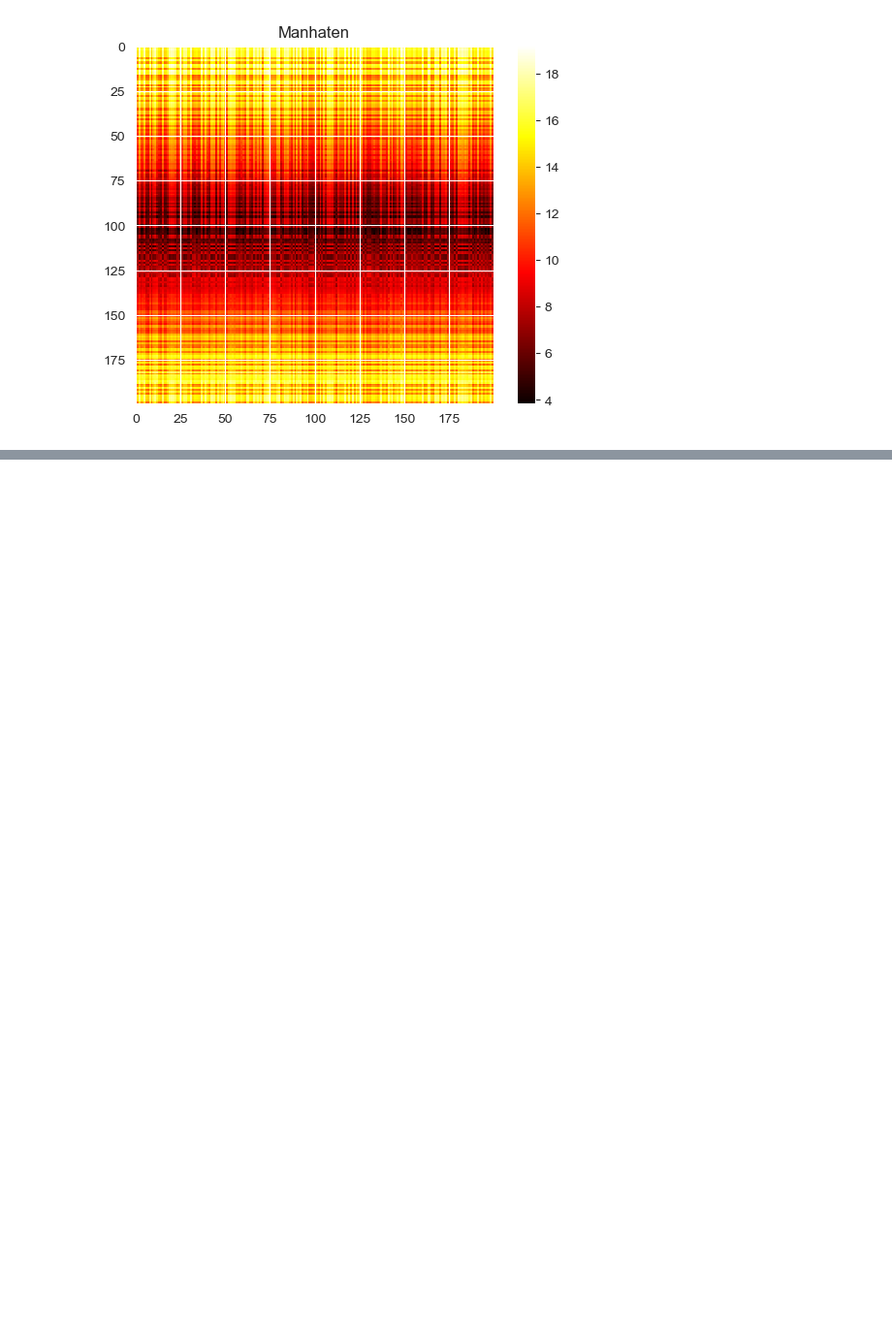
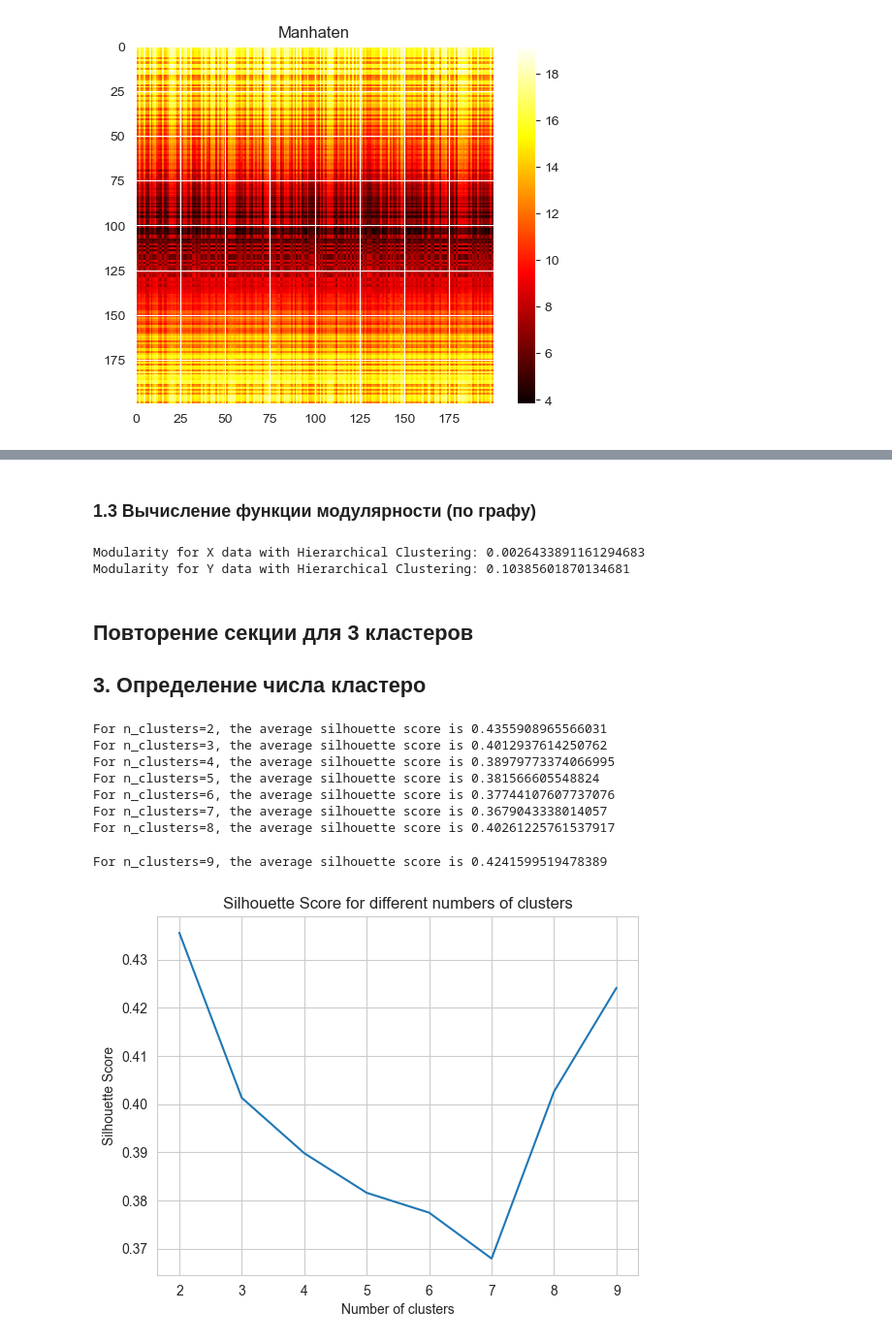
Before and after one commit to MalyginAE/clustering, a Jupyter notebook: laba2.ipynb, the cells around one changed output, grey strips where cells are left out. Shown: that part at 97% size. Cells and saved outputs as stored; diff of their text form; code cells hidden in the pictures; blank space fills up the shorter version.

```diff
--- a/laba2.ipynb
+++ b/laba2.ipynb
@@ -570,0 +346,51 @@ for i, feature in enumerate(Z.columns):
+# %% [markdown]
+### 1.3 Вычисление функции модулярности (по графу)
+# %%
+from networkx.algorithms.community import modularity
+from networkx.algorithms.community import asyn_lpa_communities
+
+# Получение коммьюнити графа для X данных по одному из методов кластеризации
+x_communities = [set(np.where(x_clusters_hierarchical == c)[0]) for c in np.unique(x_clusters_hierarchical)]
+modularity_x = modularity(x_graph, x_communities)
+print("Modularity for X data with Hierarchical Clustering:", modularity_x)
+
+# Аналогично для Y данных
+y_communities = [set(np.where(y_clusters_hierarchical == c)[0]) for c in np.unique(y_clusters_hierarchical)]
+modularity_y = modularity(y_graph, y_communities)
+print("Modularity for Y data with Hierarchical Clustering:", modularity_y)
+# %% [output]
+Modularity for X data with Hierarchical Clustering: 0.0026433891161294683
+Modularity for Y data with Hierarchical Clustering: 0.10385601870134681
+# %% [markdown]
+## Повторение секции для 3 кластеров
+
+## 3. Определение числа кластеро
+# %%
+from sklearn.metrics import silhouette_score
+
+# Пример метода силуэта
+silhouette_scores = []
+range_n_clusters = list(range(2, 10))  # Пример для числа кластеров от 2 до 9
+
+for n_clusters in range_n_clusters:
+    cluster_labels = KMeans(n_clusters=n_clusters, random_state=42).fit_predict(x_data)
+    silhouette_avg = silhouette_score(x_data, cluster_labels)
+    silhouette_scores.append(silhouette_avg)
+    print(f"For n_clusters={n_clusters}, the average silhouette score is {silhouette_avg}")
+
+# Визуализация
+plt.plot(range_n_clusters, silhouette_scores)
+plt.title("Silhouette Score for different numbers of clusters")
+plt.xlabel("Number of clusters")
+plt.ylabel("Silhouette Score")
+plt.show()
+# %% [output]
+For n_clusters=2, the average silhouette score is 0.4355908965566031
+For n_clusters=3, the average silhouette score is 0.4012937614250762
+For n_clusters=4, the average silhouette score is 0.38979773374066995
+For n_clusters=5, the average silhouette score is 0.381566605548824
+For n_clusters=6, the average silhouette score is 0.37744107607737076
+For n_clusters=7, the average silhouette score is 0.3679043338014057
+For n_clusters=8, the average silhouette score is 0.40261225761537917
+For n_clusters=9, the average silhouette score is 0.4241599519478389
+[figure, added]
```
Also changed, not shown: parts of 53 cells of this notebook.
